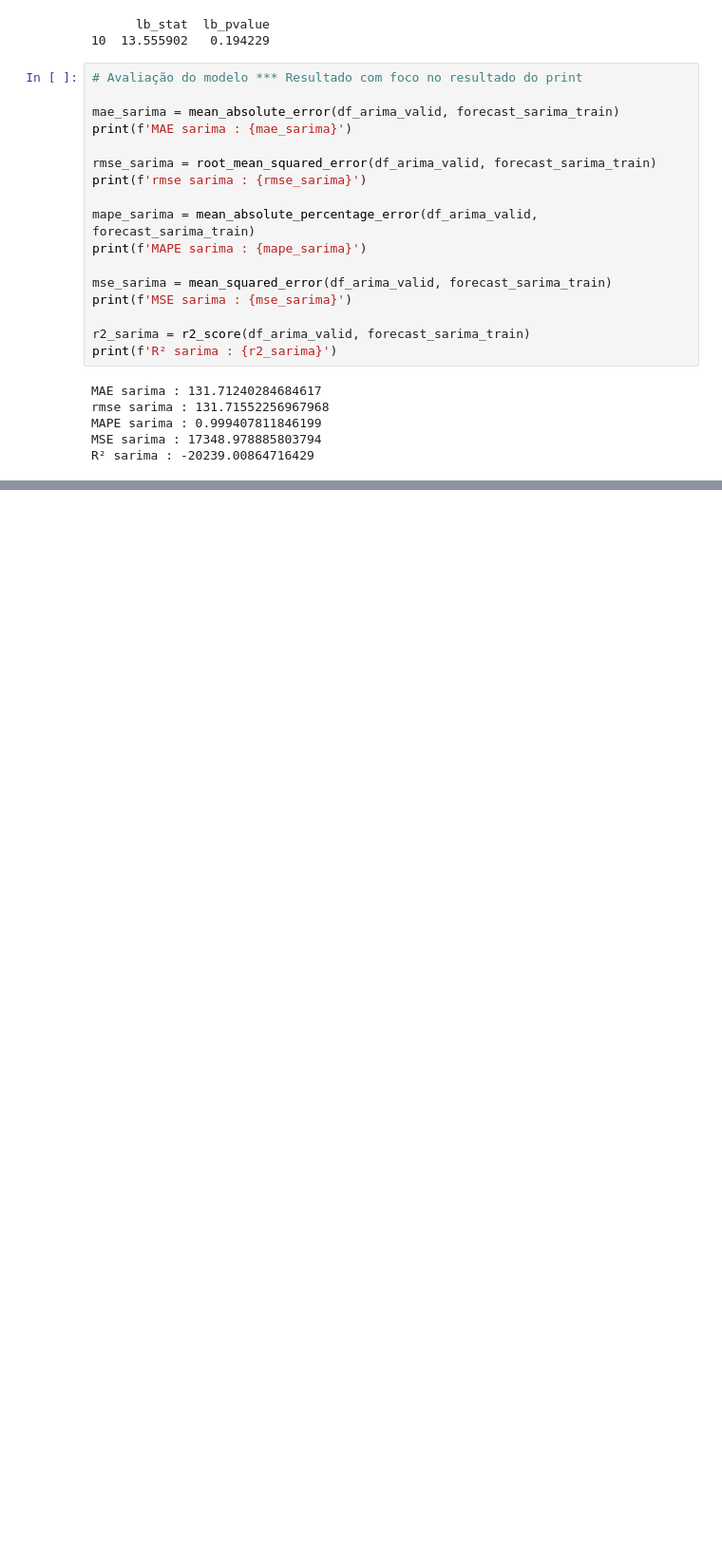
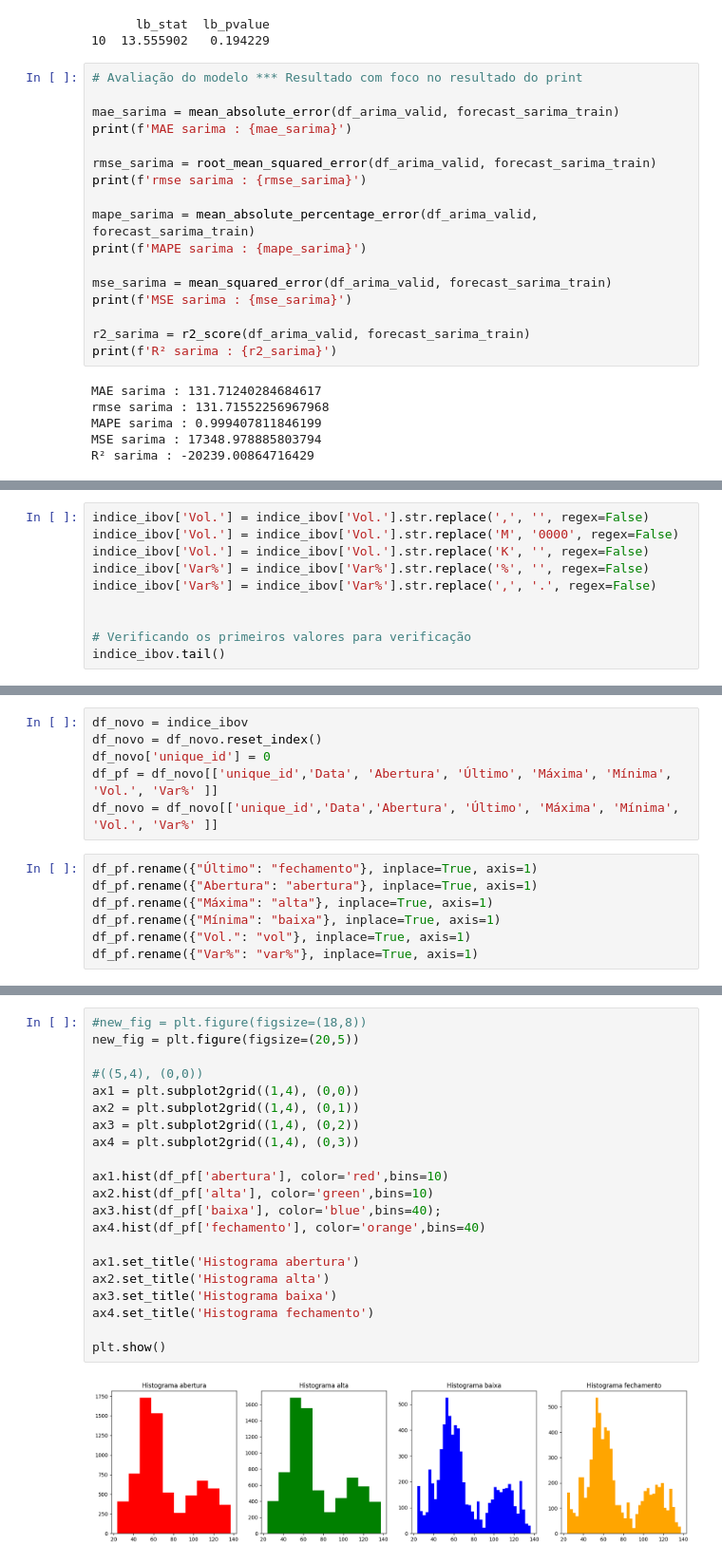
Before and after one commit to jdlmauricio/techalleg_fase_2, a Jupyter notebook: previsao_ibov.ipynb, the cells around one changed output, grey strips where cells are left out. Shown at 95% size. Saved outputs shown, nothing was run; the diff lists cells and outputs as text; blank space fills up the shorter version.

```diff
--- a/previsao_ibov.ipynb
+++ b/previsao_ibov.ipynb
@@ -831,0 +864,10 @@ R² sarima : -20239.00864716429
+# %%
+indice_ibov['Vol.'] = indice_ibov['Vol.'].str.replace(',', '', regex=False)
+indice_ibov['Vol.'] = indice_ibov['Vol.'].str.replace('M', '0000', regex=False)
+indice_ibov['Vol.'] = indice_ibov['Vol.'].str.replace('K', '', regex=False)
+indice_ibov['Var%'] = indice_ibov['Var%'].str.replace('%', '', regex=False)
+indice_ibov['Var%'] = indice_ibov['Var%'].str.replace(',', '.', regex=False)
+
+
+# Verificando os primeiros valores para verificação
+indice_ibov.tail()
@@ -831,0 +882,13 @@ R² sarima : -20239.00864716429
+# %%
+df_novo = indice_ibov
+df_novo = df_novo.reset_index()
+df_novo['unique_id'] = 0
+df_pf = df_novo[['unique_id','Data', 'Abertura', 'Último', 'Máxima', 'Mínima', 'Vol.', 'Var%' ]]
+df_novo = df_novo[['unique_id','Data','Abertura', 'Último', 'Máxima', 'Mínima', 'Vol.', 'Var%' ]]
+# %%
+df_pf.rename({"Último": "fechamento"}, inplace=True, axis=1)
+df_pf.rename({"Abertura": "abertura"}, inplace=True, axis=1)
+df_pf.rename({"Máxima": "alta"}, inplace=True, axis=1)
+df_pf.rename({"Mínima": "baixa"}, inplace=True, axis=1)
+df_pf.rename({"Vol.": "vol"}, inplace=True, axis=1)
+df_pf.rename({"Var%": "var%"}, inplace=True, axis=1)
@@ -831,0 +906,23 @@ R² sarima : -20239.00864716429
+# %%
+#new_fig = plt.figure(figsize=(18,8))
+new_fig = plt.figure(figsize=(20,5))
+
+#((5,4), (0,0))
+ax1 = plt.subplot2grid((1,4), (0,0))
+ax2 = plt.subplot2grid((1,4), (0,1))
+ax3 = plt.subplot2grid((1,4), (0,2))
+ax4 = plt.subplot2grid((1,4), (0,3))
+
+ax1.hist(df_pf['abertura'], color='red',bins=10)
+ax2.hist(df_pf['alta'], color='green',bins=10)
+ax3.hist(df_pf['baixa'], color='blue',bins=40);
+ax4.hist(df_pf['fechamento'], color='orange',bins=40)
+
+ax1.set_title('Histograma abertura')
+ax2.set_title('Histograma alta')
+ax3.set_title('Histograma baixa')
+ax4.set_title('Histograma fechamento')
+
+plt.show()
+# %% [output]
+[figure, added]
```
Also changed, not shown: parts of 17 cells of this notebook.
